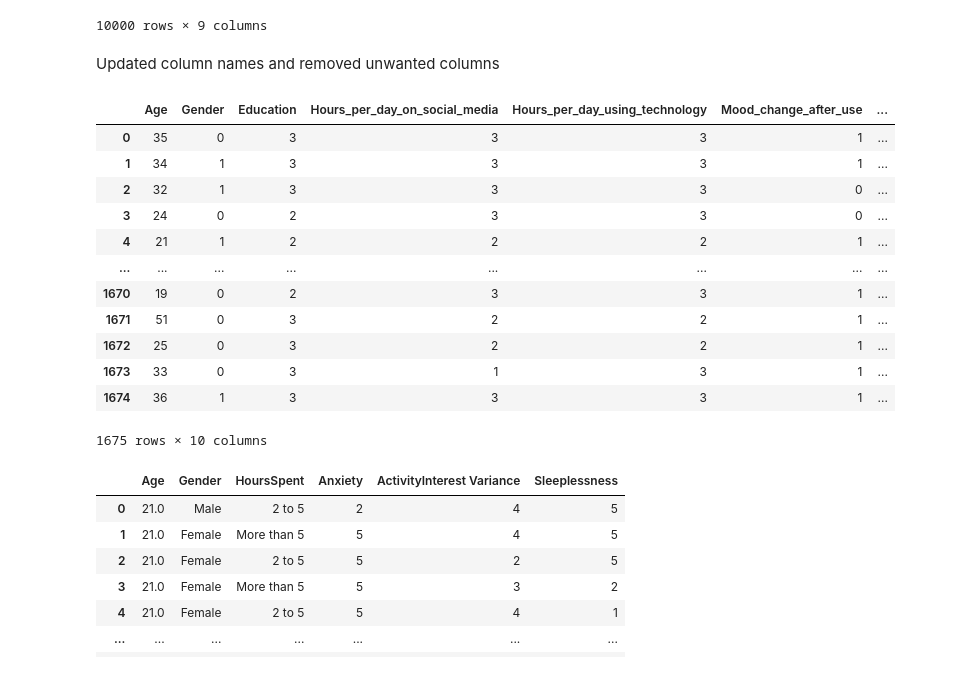
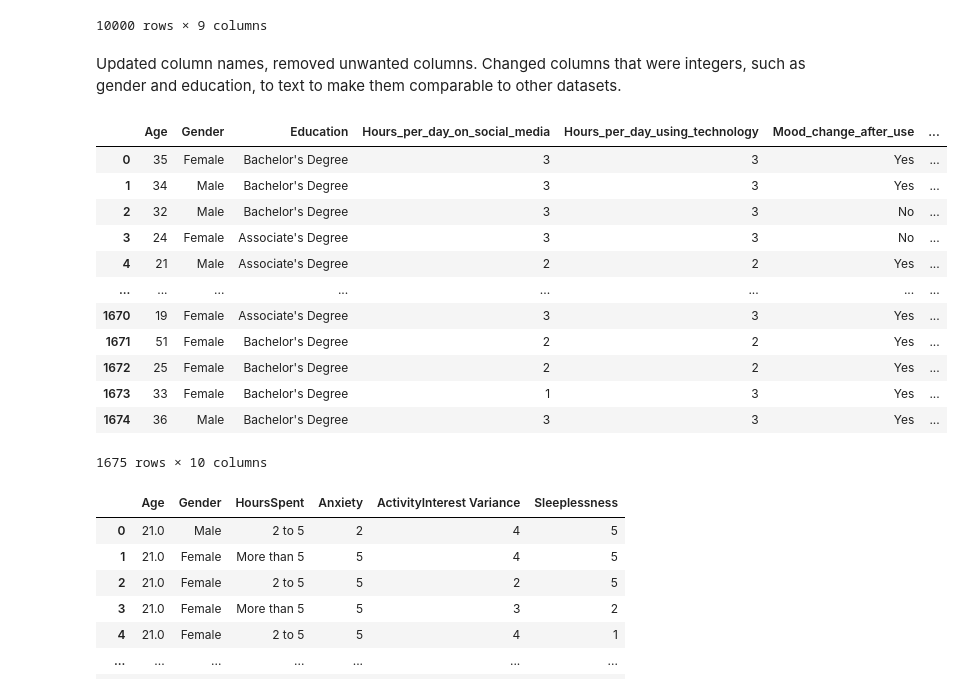
Before and after one commit to tara-hylton/is-tech-destroying-your-sleep, a Jupyter notebook: digital_sleep_stress.ipynb, the cells around one changed output. Cells and saved outputs as stored; diff of their text form; code cells hidden in the pictures.

Commit message:
cleaned data, changing yes/no fields to text fields to make them more readable, still updating column names and started setting up SQL tables from the current dataframes

```diff
--- a/digital_sleep_stress.ipynb
+++ b/digital_sleep_stress.ipynb
@@ -51,5 +51,5 @@ data2
 | 9999 | 41 | Male | 2.50 | Fair | Low | 4.62 | ... |
 10000 rows × 9 columns
 # %% [markdown]
-Updated column names and removed unwanted columns
+Updated column names, removed unwanted columns. Changed columns that were integers, such as gender and education, to text to make them comparable to other datasets.
 # %%
@@ -57,19 +57,24 @@ data3 = data3.rename(columns={'How many hours do you spend daily on social media
 data3 = data3.drop(columns=['NA1', 'NA2', 'NA3', 'NA4', 'NA5', 'NA6', 'NA7', 'NA8', 'NA9'])
+data3['Gender'] = data3['Gender'].replace({0: 'Female', 1: 'Male'})
+column_list3 = ['Mood_change_after_use', 'Does_social_media_negatively_affect_you?', 'Do_certain_apps_help_mental_fatigue?', 'Do_you_try_to_reduce_technology_usage?']
+for column in column_list3:
+    data3[column] = data3[column].replace({0: 'No', 1: 'Yes'})
+data3['Education'] = data3['Education'].replace({0:'Did not finish high school', 1: 'HS Diplomoa or equivalent', 2: "Associate's Degree", 3: "Bachelor's Degree", 4: 'Post Bachelor Studies'})
 
 data3
 # %% [output]
 |  | Age | Gender | Education | Hours_per_day_on_social_media | Hours_per_day_using_technology | Mood_change_after_use | ... |
-| 0 | 35 | 0 | 3 | 3 | 3 | 1 | ... |
-| 1 | 34 | 1 | 3 | 3 | 3 | 1 | ... |
-| 2 | 32 | 1 | 3 | 3 | 3 | 0 | ... |
-| 3 | 24 | 0 | 2 | 3 | 3 | 0 | ... |
-| 4 | 21 | 1 | 2 | 2 | 2 | 1 | ... |
+| 0 | 35 | Female | Bachelor's Degree | 3 | 3 | Yes | ... |
+| 1 | 34 | Male | Bachelor's Degree | 3 | 3 | Yes | ... |
+| 2 | 32 | Male | Bachelor's Degree | 3 | 3 | No | ... |
+| 3 | 24 | Female | Associate's Degree | 3 | 3 | No | ... |
+| 4 | 21 | Male | Associate's Degree | 2 | 2 | Yes | ... |
 | ... | ... | ... | ... | ... | ... | ... | ... |
-| 1670 | 19 | 0 | 2 | 3 | 3 | 1 | ... |
-| 1671 | 51 | 0 | 3 | 2 | 2 | 1 | ... |
-| 1672 | 25 | 0 | 3 | 2 | 2 | 1 | ... |
-| 1673 | 33 | 0 | 3 | 1 | 3 | 1 | ... |
-| 1674 | 36 | 1 | 3 | 3 | 3 | 1 | ... |
+| 1670 | 19 | Female | Associate's Degree | 3 | 3 | Yes | ... |
+| 1671 | 51 | Female | Bachelor's Degree | 2 | 2 | Yes | ... |
+| 1672 | 25 | Female | Bachelor's Degree | 2 | 2 | Yes | ... |
+| 1673 | 33 | Female | Bachelor's Degree | 1 | 3 | Yes | ... |
+| 1674 | 36 | Male | Bachelor's Degree | 3 | 3 | Yes | ... |
 1675 rows × 10 columns
 # %%
 data4 = data4.drop(columns=['RelationshipStatus', 'Occupation ', 'Organization', 'SocialMedia', 'SocialMediaPlatforms', 'NumberofSocialMediaPlatforms', 'Frequency', 'Distraction', 'Restlessness', 'ConcentrationDifficulty', 'SelfComparision', 'PostSentiment', 'ValidationSeeking', 'Depression'])
```
Also changed, not shown: parts of 6 cells of this notebook, 2 other files.
